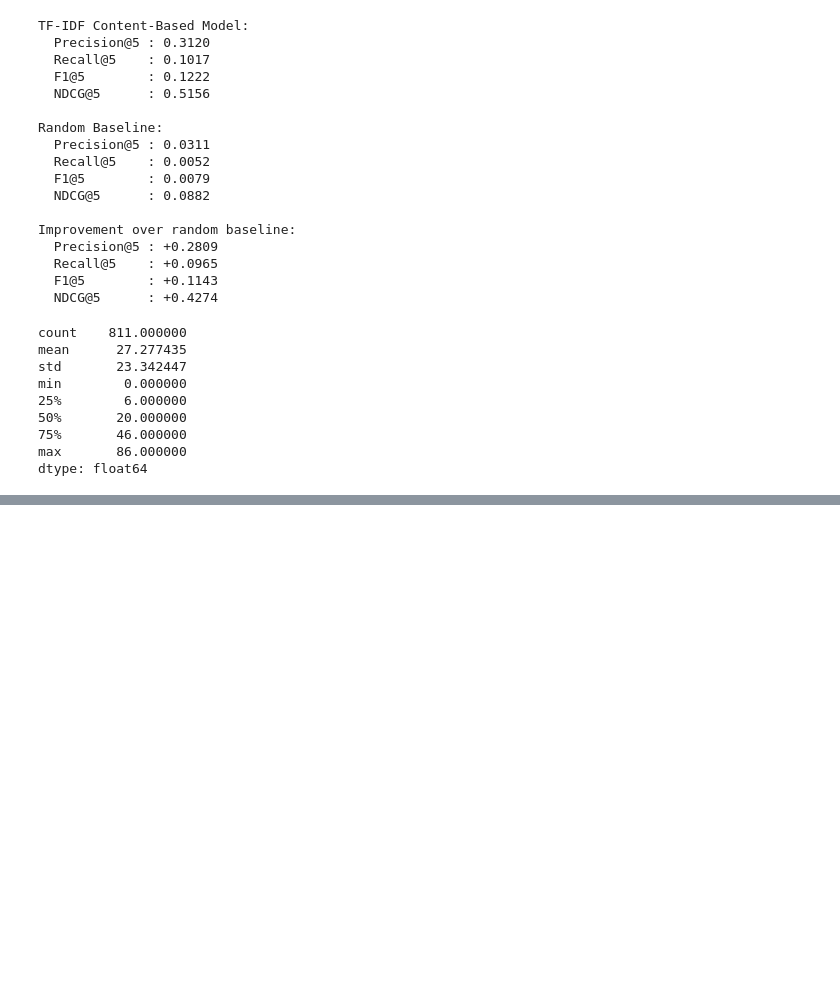
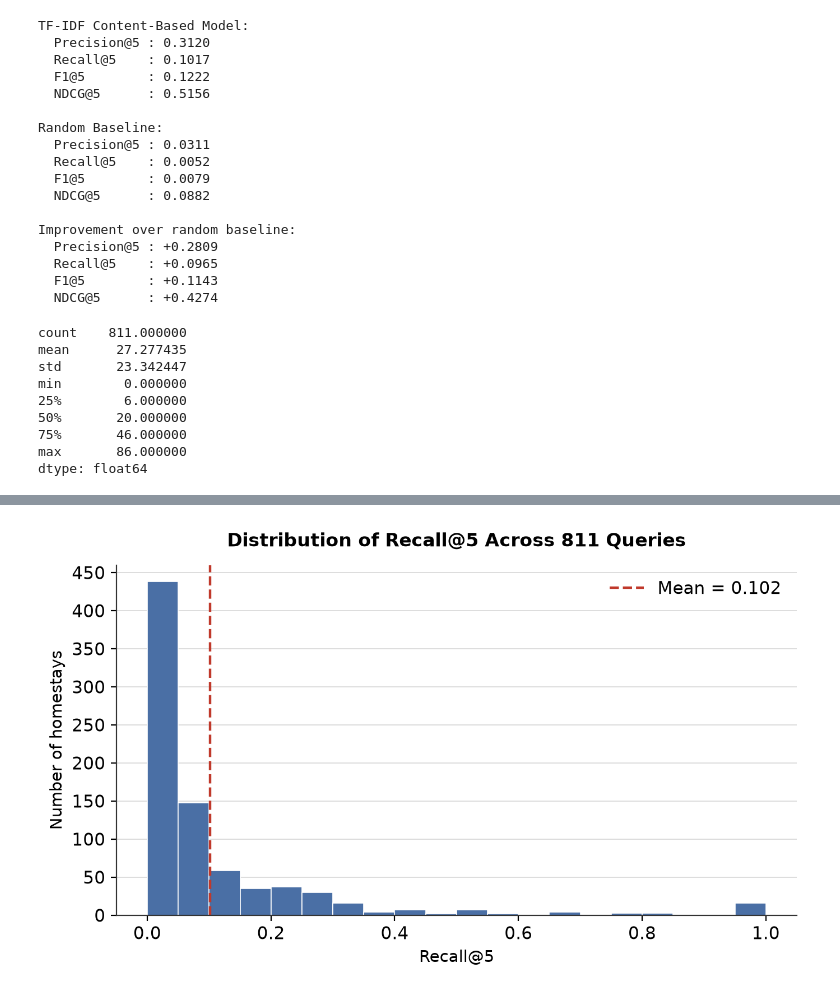
Before and after one commit to pranay-sampang/an-explainable-content-based-recommendation-system-for-homestays, a Jupyter notebook: notebooks/06_evaluation_deployment.ipynb, the cells around one changed output, grey strips where cells are left out. Cells and saved outputs as stored; diff of their text form; code cells hidden in the pictures; blank space fills up the shorter version.

```diff
--- a/notebooks/06_evaluation_deployment.ipynb
+++ b/notebooks/06_evaluation_deployment.ipynb
@@ -467,0 +569,15 @@ dtype: float64
+# %%
+# ==========================================
+# FIGURE: RECALL@5 DISTRIBUTION
+# ==========================================
+
+styled_hist(
+    recall_scores,
+    bins=np.arange(0, 1.05, 0.05),
+    title="Distribution of Recall@5 Across 811 Queries",
+    xlabel="Recall@5",
+    filename="recall_at_5_distribution.png",
+    mean_val=float(np.mean(recall_scores)),
+)
+# %% [output]
+[figure, added]
```
Also changed, not shown: parts of 10 cells of this notebook, 11 other files.
